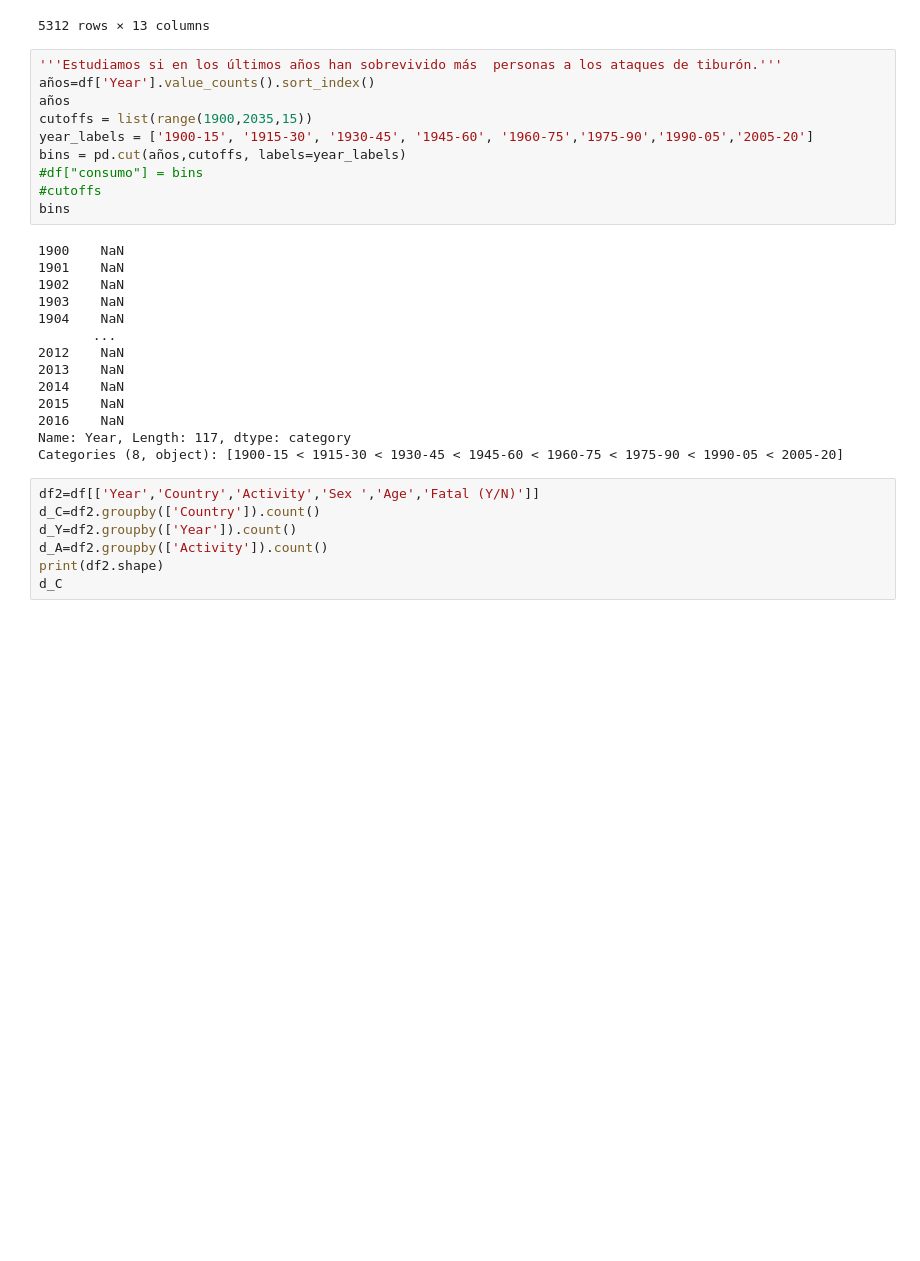
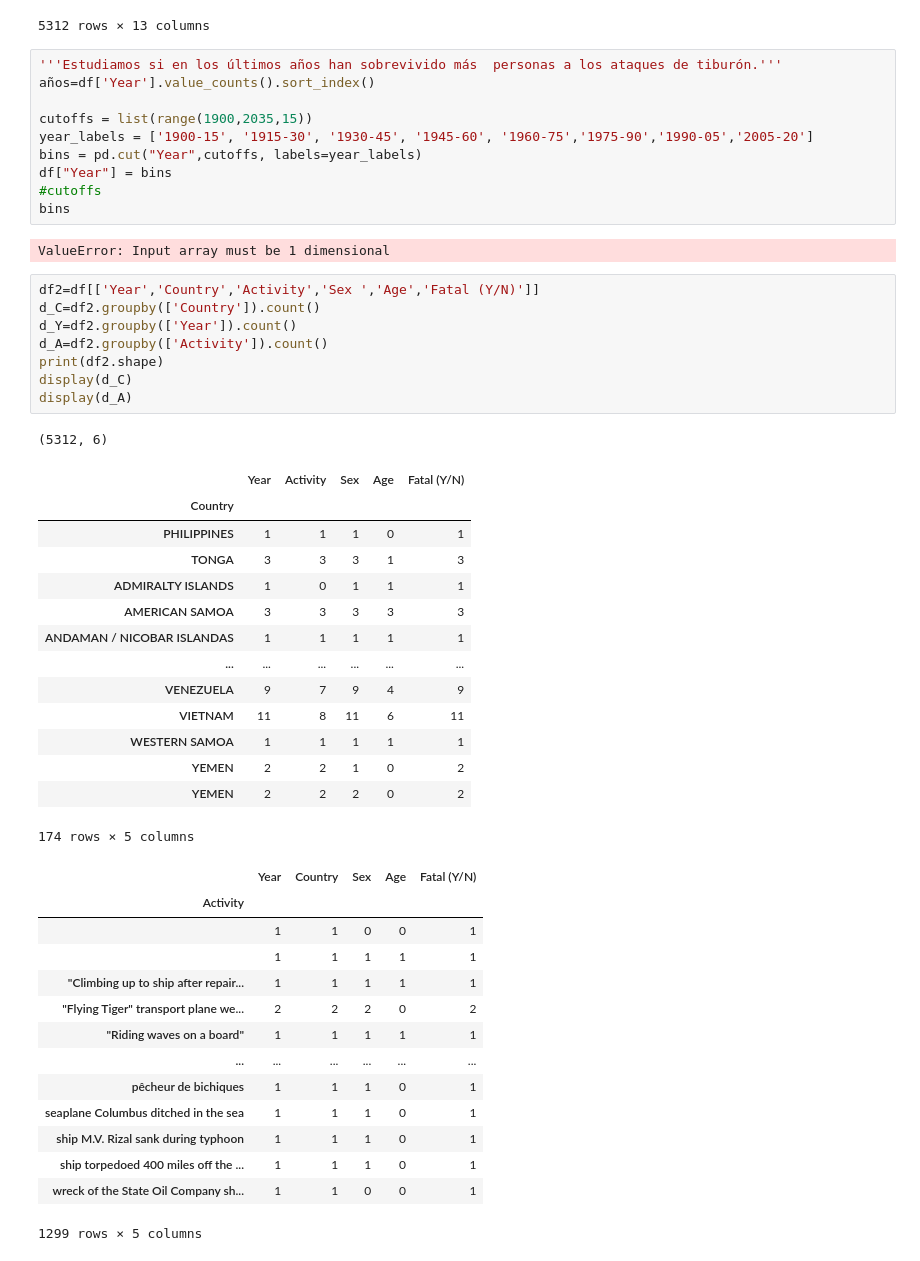
Before and after one commit to blancalluch/Pandas-project, a Jupyter notebook: Manipulation-DataSet.ipynb, the cells around one changed output. Cells and saved outputs as stored; diff of their text form; blank space fills up the shorter version.

```diff
--- a/Manipulation-DataSet.ipynb
+++ b/Manipulation-DataSet.ipynb
@@ -20,31 +21,50 @@ display(df)
 # %%
 '''Estudiamos si en los últimos años han sobrevivido más  personas a los ataques de tiburón.'''
 años=df['Year'].value_counts().sort_index()
-años
+
 cutoffs = list(range(1900,2035,15))
 year_labels = ['1900-15', '1915-30', '1930-45', '1945-60', '1960-75','1975-90','1990-05','2005-20']
-bins = pd.cut(años,cutoffs, labels=year_labels)
-#df["consumo"] = bins
+bins = pd.cut("Year",cutoffs, labels=year_labels)
+df["Year"] = bins
 #cutoffs
 bins
 # %% [output]
-1900    NaN
-1901    NaN
-1902    NaN
-1903    NaN
-1904    NaN
-       ...
-2012    NaN
-2013    NaN
-2014    NaN
-2015    NaN
-2016    NaN
-Name: Year, Length: 117, dtype: category
-Categories (8, object): [1900-15 < 1915-30 < 1930-45 < 1945-60 < 1960-75 < 1975-90 < 1990-05 < 2005-20]
+ValueError: Input array must be 1 dimensional
 # %%
 df2=df[['Year','Country','Activity','Sex ','Age','Fatal (Y/N)']]
 d_C=df2.groupby(['Country']).count()
 d_Y=df2.groupby(['Year']).count()
 d_A=df2.groupby(['Activity']).count()
 print(df2.shape)
-d_C
+display(d_C)
+display(d_A)
+# %% [output]
+(5312, 6)
+|  | Year | Activity | Sex | Age | Fatal (Y/N) |
+| Country |  |  |  |  |  |
+| PHILIPPINES | 1 | 1 | 1 | 0 | 1 |
+| TONGA | 3 | 3 | 3 | 1 | 3 |
+| ADMIRALTY ISLANDS | 1 | 0 | 1 | 1 | 1 |
+| AMERICAN SAMOA | 3 | 3 | 3 | 3 | 3 |
+| ANDAMAN / NICOBAR ISLANDAS | 1 | 1 | 1 | 1 | 1 |
+| ... | ... | ... | ... | ... | ... |
+| VENEZUELA | 9 | 7 | 9 | 4 | 9 |
+| VIETNAM | 11 | 8 | 11 | 6 | 11 |
+| WESTERN SAMOA | 1 | 1 | 1 | 1 | 1 |
+| YEMEN | 2 | 2 | 1 | 0 | 2 |
+| YEMEN | 2 | 2 | 2 | 0 | 2 |
+174 rows × 5 columns
+|  | Year | Country | Sex | Age | Fatal (Y/N) |
+| Activity |  |  |  |  |  |
+|  | 1 | 1 | 0 | 0 | 1 |
+|  | 1 | 1 | 1 | 1 | 1 |
+| "Climbing up to ship after repair... | 1 | 1 | 1 | 1 | 1 |
+| "Flying Tiger" transport plane we... | 2 | 2 | 2 | 0 | 2 |
+| "Riding waves on a board" | 1 | 1 | 1 | 1 | 1 |
+| ... | ... | ... | ... | ... | ... |
+| pêcheur de bichiques | 1 | 1 | 1 | 0 | 1 |
+| seaplane Columbus ditched in the sea | 1 | 1 | 1 | 0 | 1 |
+| ship M.V. Rizal sank during typhoon | 1 | 1 | 1 | 0 | 1 |
+| ship torpedoed 400 miles off the ... | 1 | 1 | 1 | 0 | 1 |
+| wreck of the State Oil Company sh... | 1 | 1 | 0 | 0 | 1 |
+1299 rows × 5 columns
```
Also changed, not shown: parts of 6 cells of this notebook.
